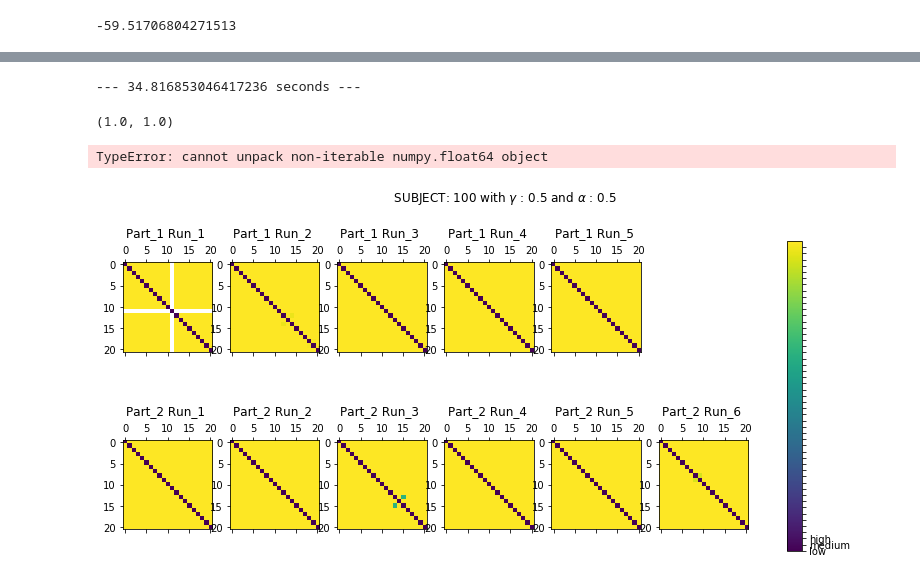
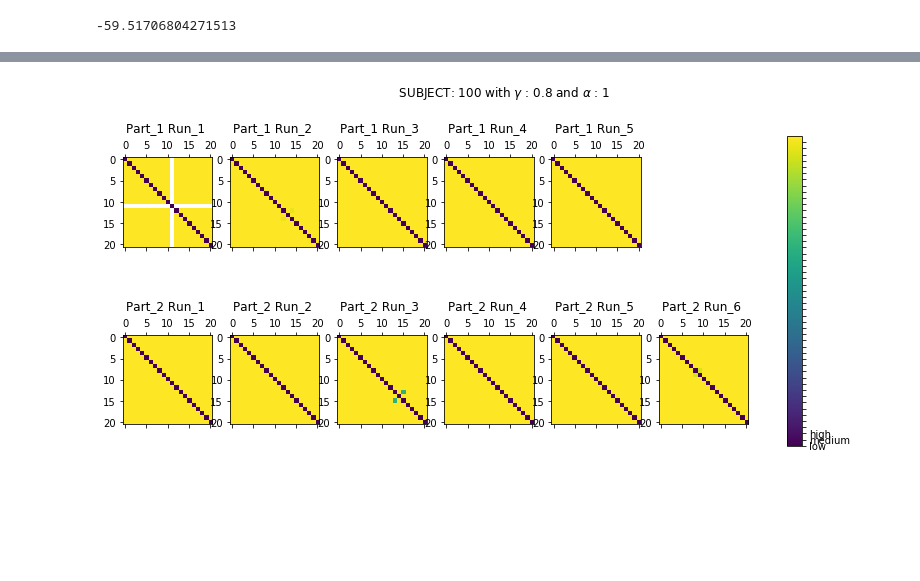
Before and after one commit to prestonlab/tesser_successor, a Jupyter notebook: test.ipynb, the cells around one changed output, grey strips where cells are left out. Drawn from its saved outputs; the diff is of its cells as text; code cells hidden in the pictures; blank space fills up the shorter version.

```diff
--- a/test.ipynb
+++ b/test.ipynb
@@ -21,5 +22,5 @@ M = sr.explore_runs(df, 'persist',0.5,0.5)
 # %%
 from tesser import plot_models
 # %%
-plot_models.plot_explore_runs(M, 100, 'persist',0.5,0.5)
+plot_models.plot_explore_runs(M, 100, 'persist',0.5,0.5,vmax=10)
 # %% [output]
@@ -55,15 +58,8 @@ fit.maximize_likelihood(df, I, 'differential evolution', 0.5,0.5)
 # %%
-fit.maximize_likelihood(df, I, 'basinhopping', 0.5,0.5)
+fit.maximize_likelihood(df, I, 'brute')
-# %% [output]
---- 34.816853046417236 seconds ---
-(1.0, 1.0)
-# %%
-fit.maximize_likelihood(df, I, 'brute', 0.5,0.5)
-# %% [output]
-TypeError: cannot unpack non-iterable numpy.float64 object
 # %%
 rdm = rsa.multiple_rdm(M)
 # %%
-plot_models.plot_rdms(rdm, 100, 0.5, 0.5)
+plot_models.plot_rdms(rdm, 100, 0.8, 1)
 # %% [output]
-[figure, old version]
+[figure, new version]
```
Also changed, not shown: parts of 6 cells of this notebook, 4 other files.
